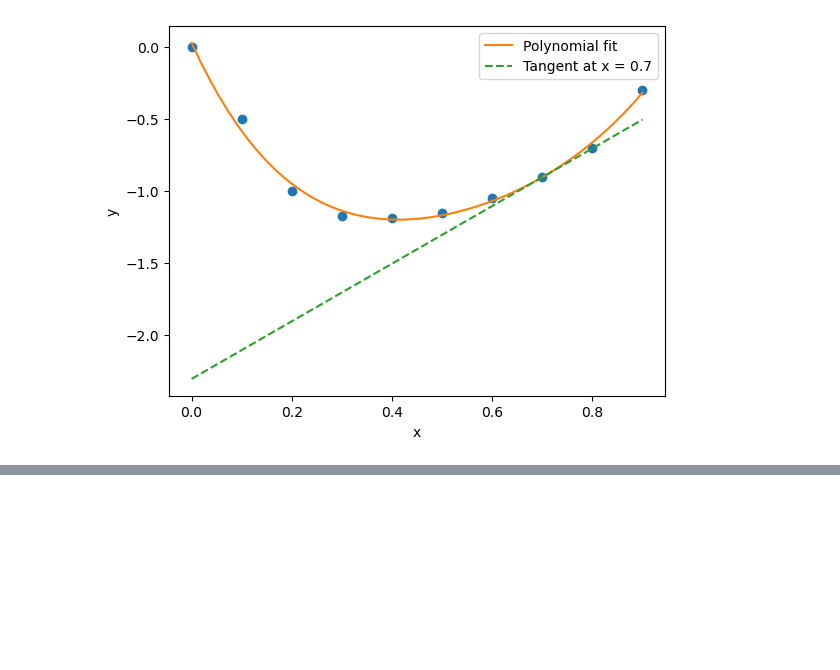
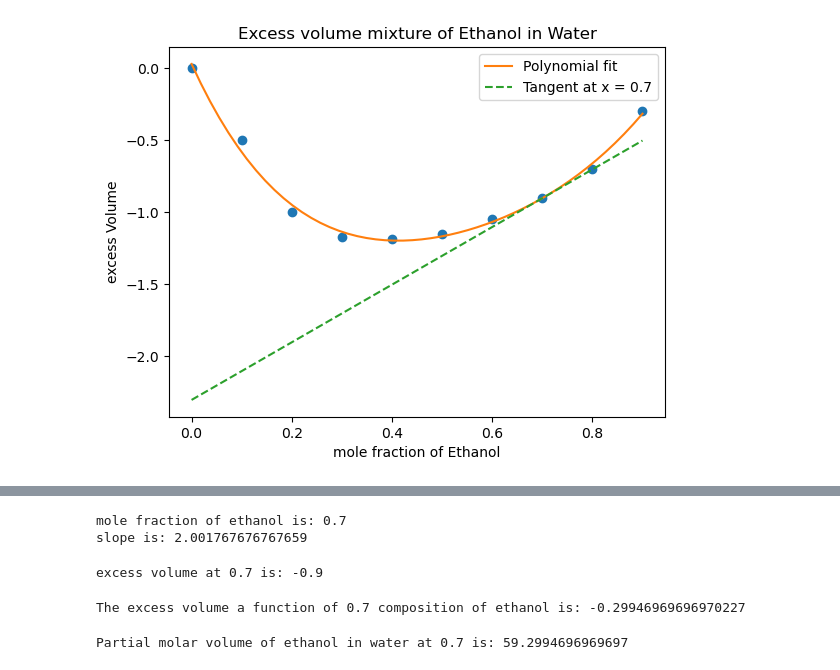
Before and after one commit to cac-f24/laurenestes, a Jupyter notebook: Partial_molar_volume_plt.ipynb, the cells around one changed output, grey strips where cells are left out. Saved outputs shown, nothing was run; the diff lists cells and outputs as text; code cells hidden in the pictures; blank space fills up the shorter version.

```diff
--- a/Partial_molar_volume_plt.ipynb
+++ b/Partial_molar_volume_plt.ipynb
@@ -13,18 +6,0 @@ y_values = [0,-0.5, -1.0, -1.17, -1.19, -1.15, -1.05, -0.9, -0.7, -0.3]
-# %%
-def f(x):
-    return x**2
-
-def f_prime(x):
-    return 2 * x  # Derivative of x^2 is 2x
-
-# Point at which we want to find the tangent
-x_tangent = x_values[7]
-y_tangent = f(x_tangent)
-slope = f_prime(x_tangent)
-
-# Equation of the tangent line at x = x_tangent
-# y = mx + b, where b = y_tangent - slope * x_tangent
-def tangent_line(x):
-    return slope * (x - x_tangent) + y_tangent
-
-tangent_values = tangent_line(x_values)
@@ -84,33 +13,34 @@ degree = 4  # Adjust degree as needed for a good fit
 coefficients = np.polyfit(x_values, y_values, degree)
 polynomial = np.poly1d(coefficients)
 
 # Step 2: Find the derivative of the polynomial
 polynomial_derivative = np.polyder(polynomial)
 
 # Step 3: Choose a point at which to find the tangent
 x_tangent = x_values[7]
 y_tangent = polynomial(x_tangent)  # Calculate y-value at the tangent point
 slope = polynomial_derivative(x_tangent)  # Slope of the tangent at x
 
 # Step 4: Equation of the tangent line
 def tangent_line(x):
     return slope * (x - x_tangent) + y_tangent
 
 # Generate points for plotting
 x_plot = np.linspace(min(x_values), max(x_values))
 y_plot = polynomial(x_plot)
 y_tangent = tangent_line(x_plot)
 
 # Plot the original data, polynomial fit, and tangent line
 plt.plot(x_values, y_values, 'o')
 plt.plot(x_plot, y_plot, label="Polynomial fit")
 plt.plot(x_plot, y_tangent, '--', label=f"Tangent at x = {x_tangent}")
 
-plt.xlabel("x")
-plt.ylabel("y")
+plt.xlabel("mole fraction of Ethanol")
+plt.ylabel("excess Volume")
+plt.title("Excess volume mixture of Ethanol in Water")
 plt.legend()
 plt.show()
 
 print("Slope of the tangent line at x =", x_tangent, "is:", slope)
 # %% [output]
-[figure, old version]
+[figure, new version]
@@ -117,0 +48,22 @@ Slope of the tangent line at x = 0.7 is: 2.001767676767667
+# %%
+print("mole fraction of ethanol is:",x_tangent)
+print("slope is:",slope)
+# %% [output]
+mole fraction of ethanol is: 0.7
+slope is: 2.001767676767659
+# %%
+y = y_values[7]
+print("excess volume at",x_tangent,"is:",y)
+# %% [output]
+excess volume at 0.7 is: -0.9
+# %%
+excess_volume = (slope*(1 - x_tangent))+y
+print('The excess volume a function of', x_tangent,"composition of ethanol is:",excess_volume)
+# %% [output]
+The excess volume a function of 0.7 composition of ethanol is: -0.29946969696970227
+# %%
+molar_volume_of_pure_liquid_ethanol = 59
+partial_molar_volume_at_comp = molar_volume_of_pure_liquid - excess_volume
+print("Partial molar volume of ethanol in water at",x_tangent, "is:",partial_molar_volume_at_comp)
+# %% [output]
+Partial molar volume of ethanol in water at 0.7 is: 59.2994696969697
```
Also changed, not shown: parts of 8 cells of this notebook.
